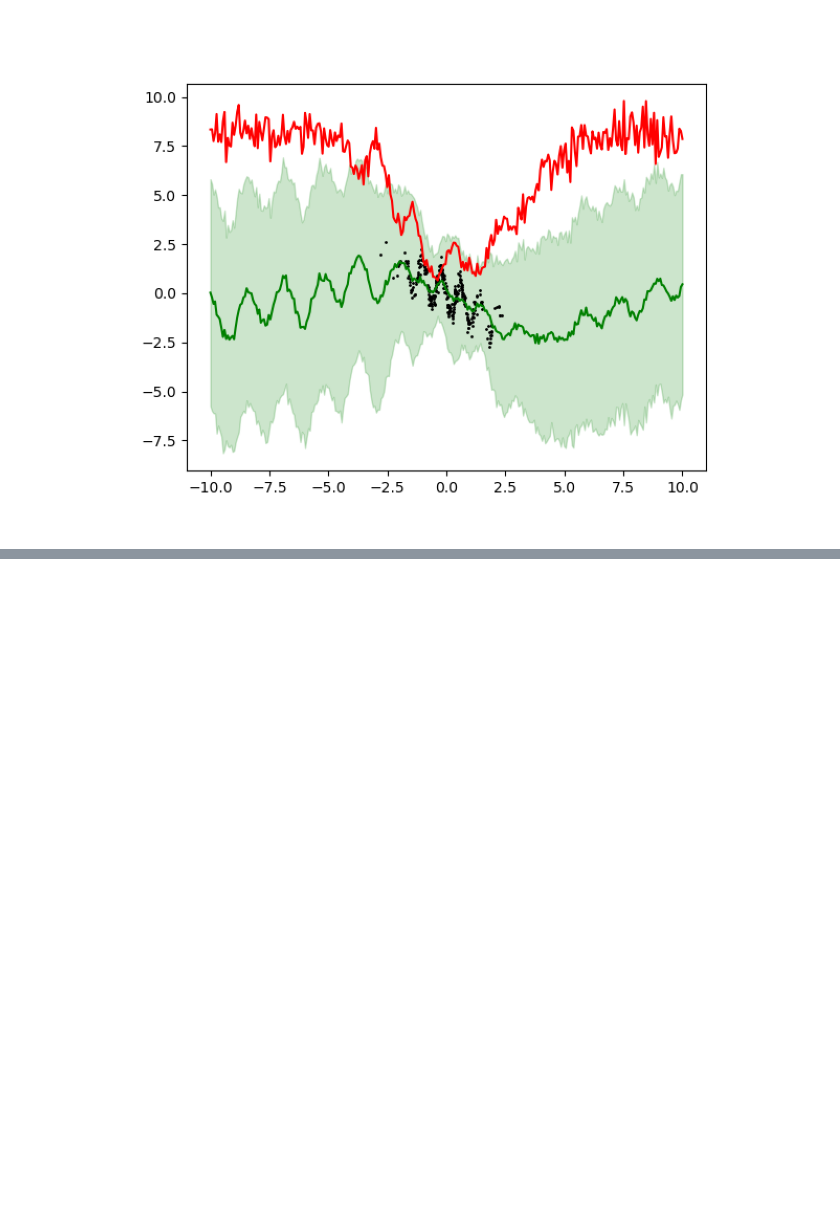
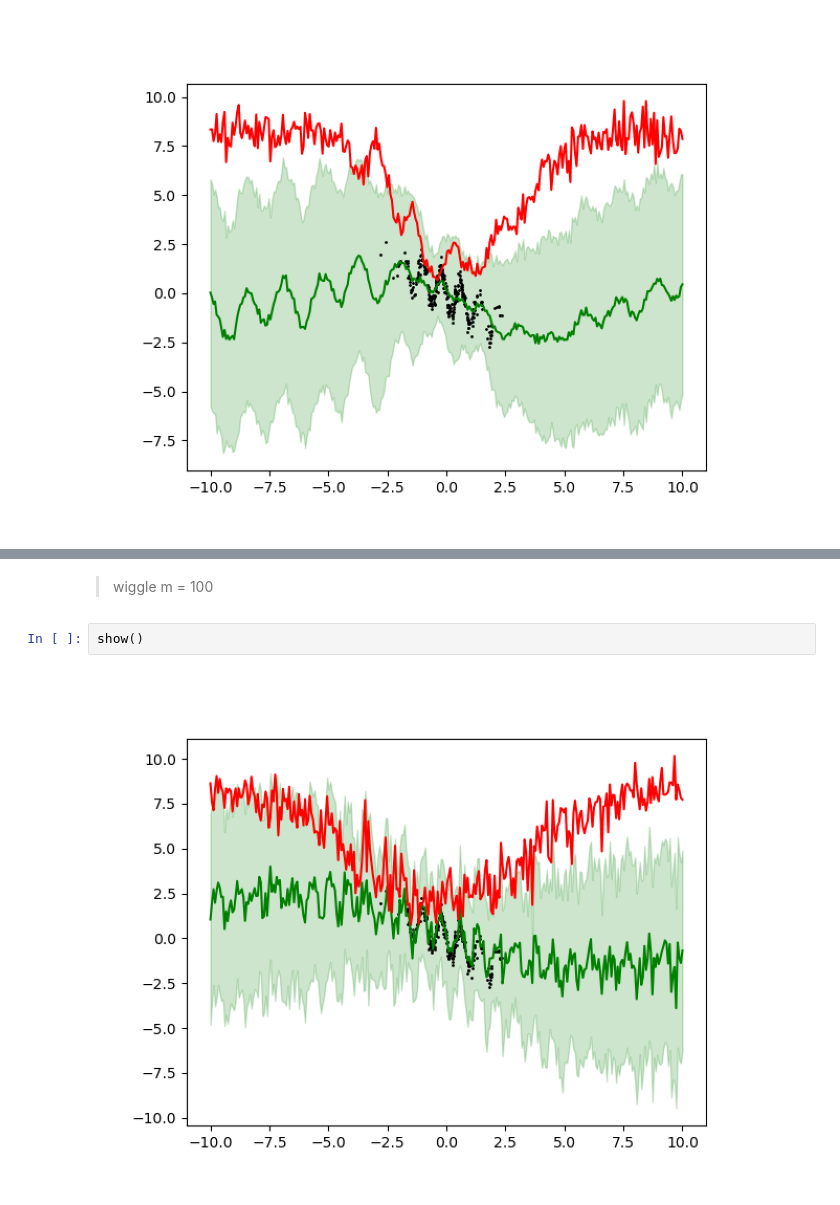
Before and after one commit to a07458666/UncertaintyFlow, a Jupyter notebook: test.ipynb, the cells around one changed output, grey strips where cells are left out. Saved outputs shown, nothing was run; the diff lists cells and outputs as text; blank space fills up the shorter version.

```diff
--- a/test.ipynb
+++ b/test.ipynb
@@ -70,0 +77,6 @@ show()
+# %% [markdown]
+> wiggle m = 100
+# %%
+show()
+# %% [output]
+[figure, added]
```
Also changed, not shown: parts of 9 cells of this notebook, 2 other files.
